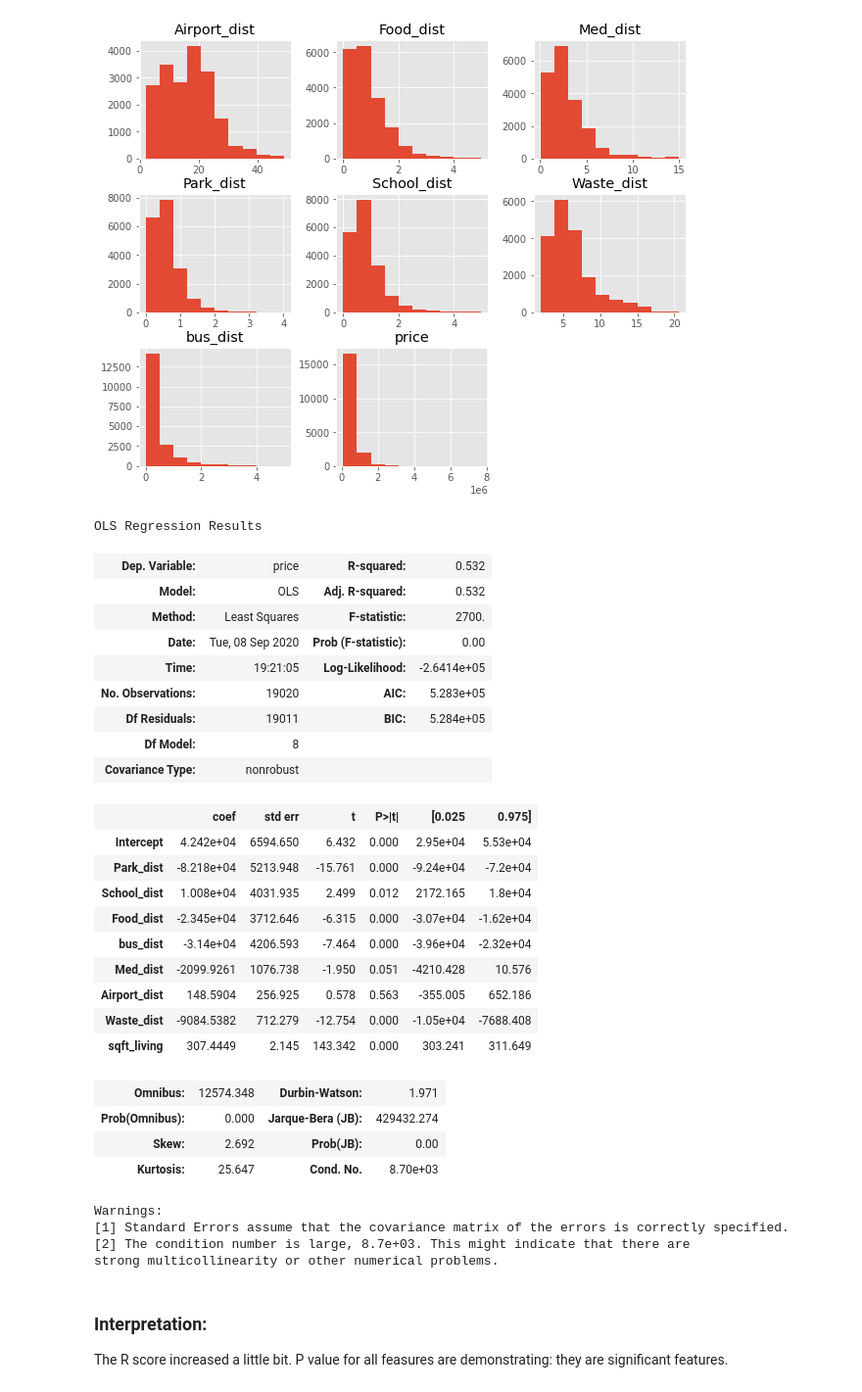
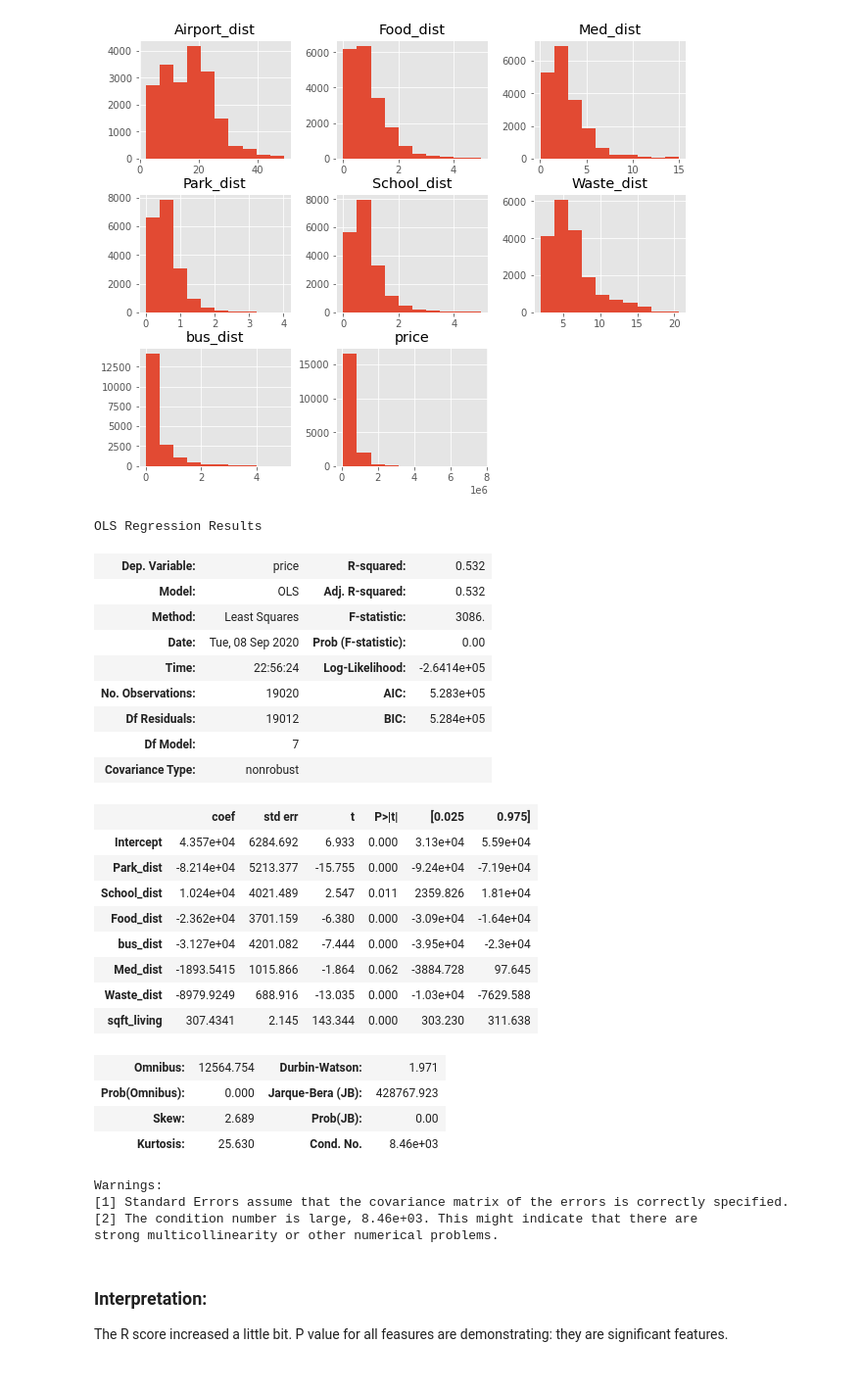
Before and after one commit to lavsz/Mod2_Kings_County_Housing_Price_Prediction, a Jupyter notebook: King's County_Housing Price Analysis.ipynb, the cells around one changed output. Shown at 98% size. Saved outputs shown, nothing was run; the diff lists cells and outputs as text; code cells hidden in the pictures.

```diff
--- a/King's County_Housing Price Analysis.ipynb
+++ b/King's County_Housing Price Analysis.ipynb
@@ -1491,37 +1488,36 @@ array([[<matplotlib.axes._subplots.AxesSubplot object at 0x...>,
 [figure]
 # %%
 # Check OLS model
-model2 = smf.ols(formula='price ~ Park_dist + School_dist + Food_dist + bus_dist + Med_dist + Airport_dist + Waste_dist + sqft_living',
+model2 = smf.ols(formula='price ~ Park_dist + School_dist + Food_dist + bus_dist + Med_dist + Waste_dist + sqft_living',
                  data=df_price_clean_small).fit()
 model2.summary()
 # %% [output]
 OLS Regression Results
 | Dep. Variable: | price | R-squared: | 0.532 |
 | Model: | OLS | Adj. R-squared: | 0.532 |
-| Method: | Least Squares | F-statistic: | 2700. |
+| Method: | Least Squares | F-statistic: | 3086. |
 | Date: | Tue, 08 Sep 2020 | Prob (F-statistic): | 0.00 |
-| Time: | 19:21:05 | Log-Likelihood: | -2.6414e+05 |
+| Time: | 22:56:24 | Log-Likelihood: | -2.6414e+05 |
 | No. Observations: | 19020 | AIC: | 5.283e+05 |
-| Df Residuals: | 19011 | BIC: | 5.284e+05 |
-| Df Model: | 8 |  |  |
+| Df Residuals: | 19012 | BIC: | 5.284e+05 |
+| Df Model: | 7 |  |  |
 | Covariance Type: | nonrobust |  |  |
 |  | coef | std err | t | P>|t| | [0.025 | 0.975] |
-| Intercept | 4.242e+04 | 6594.650 | 6.432 | 0.000 | 2.95e+04 | 5.53e+04 |
-| Park_dist | -8.218e+04 | 5213.948 | -15.761 | 0.000 | -9.24e+04 | -7.2e+04 |
-| School_dist | 1.008e+04 | 4031.935 | 2.499 | 0.012 | 2172.165 | 1.8e+04 |
-| Food_dist | -2.345e+04 | 3712.646 | -6.315 | 0.000 | -3.07e+04 | -1.62e+04 |
-| bus_dist | -3.14e+04 | 4206.593 | -7.464 | 0.000 | -3.96e+04 | -2.32e+04 |
-| Med_dist | -2099.9261 | 1076.738 | -1.950 | 0.051 | -4210.428 | 10.576 |
-| Airport_dist | 148.5904 | 256.925 | 0.578 | 0.563 | -355.005 | 652.186 |
-| Waste_dist | -9084.5382 | 712.279 | -12.754 | 0.000 | -1.05e+04 | -7688.408 |
-| sqft_living | 307.4449 | 2.145 | 143.342 | 0.000 | 303.241 | 311.649 |
+| Intercept | 4.357e+04 | 6284.692 | 6.933 | 0.000 | 3.13e+04 | 5.59e+04 |
+| Park_dist | -8.214e+04 | 5213.377 | -15.755 | 0.000 | -9.24e+04 | -7.19e+04 |
+| School_dist | 1.024e+04 | 4021.489 | 2.547 | 0.011 | 2359.826 | 1.81e+04 |
+| Food_dist | -2.362e+04 | 3701.159 | -6.380 | 0.000 | -3.09e+04 | -1.64e+04 |
+| bus_dist | -3.127e+04 | 4201.082 | -7.444 | 0.000 | -3.95e+04 | -2.3e+04 |
+| Med_dist | -1893.5415 | 1015.866 | -1.864 | 0.062 | -3884.728 | 97.645 |
+| Waste_dist | -8979.9249 | 688.916 | -13.035 | 0.000 | -1.03e+04 | -7629.588 |
+| sqft_living | 307.4341 | 2.145 | 143.344 | 0.000 | 303.230 | 311.638 |
-| Omnibus: | 12574.348 | Durbin-Watson: | 1.971 |
-| Prob(Omnibus): | 0.000 | Jarque-Bera (JB): | 429432.274 |
-| Skew: | 2.692 | Prob(JB): | 0.00 |
-| Kurtosis: | 25.647 | Cond. No. | 8.70e+03 |
+| Omnibus: | 12564.754 | Durbin-Watson: | 1.971 |
+| Prob(Omnibus): | 0.000 | Jarque-Bera (JB): | 428767.923 |
+| Skew: | 2.689 | Prob(JB): | 0.00 |
+| Kurtosis: | 25.630 | Cond. No. | 8.46e+03 |
 Warnings:
 [1] Standard Errors assume that the covariance matrix of the errors is correctly specified.
-[2] The condition number is large, 8.7e+03. This might indicate that there are
+[2] The condition number is large, 8.46e+03. This might indicate that there are
 strong multicollinearity or other numerical problems.
 # %% [markdown]
 ### Interpretation:
```
Also changed, not shown: parts of 21 cells of this notebook.
